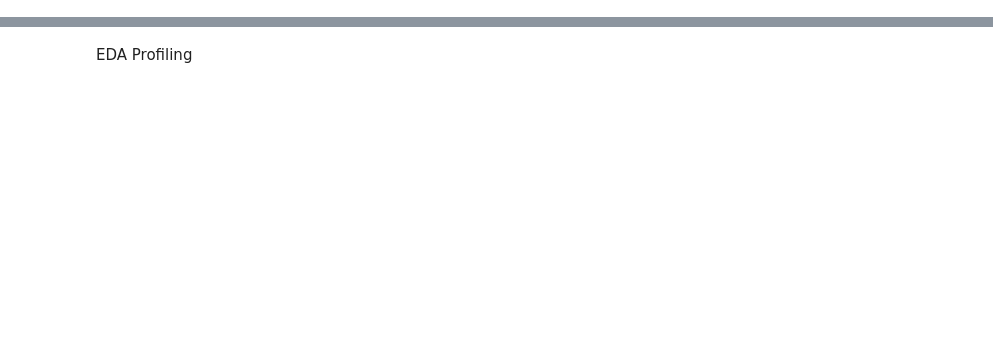
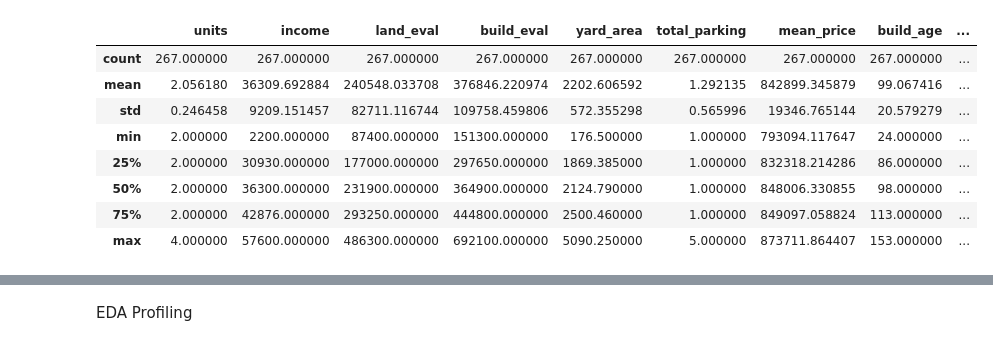
Before and after one commit to Christian-Leclerc/Capstone-Project-LHL, a Jupyter notebook: src/experiments.ipynb, the cells around one changed output, grey strips where cells are left out. Cells and saved outputs as stored; diff of their text form; code cells hidden in the pictures; blank space fills up the shorter version.

```diff
--- a/src/experiments.ipynb
+++ b/src/experiments.ipynb
@@ -61,0 +86,12 @@ weighted avg       0.93      0.92      0.92       528
+# %%
+quantitatives[quantitatives['cluster_label'] == 1].describe()
+# %% [output]
+|  | units | income | land_eval | build_eval | yard_area | total_parking | mean_price | build_age | ... |
+| count | 267.000000 | 267.000000 | 267.000000 | 267.000000 | 267.000000 | 267.000000 | 267.000000 | 267.000000 | ... |
+| mean | 2.056180 | 36309.692884 | 240548.033708 | 376846.220974 | 2202.606592 | 1.292135 | 842899.345879 | 99.067416 | ... |
+| std | 0.246458 | 9209.151457 | 82711.116744 | 109758.459806 | 572.355298 | 0.565996 | 19346.765144 | 20.579279 | ... |
+| min | 2.000000 | 2200.000000 | 87400.000000 | 151300.000000 | 176.500000 | 1.000000 | 793094.117647 | 24.000000 | ... |
+| 25% | 2.000000 | 30930.000000 | 177000.000000 | 297650.000000 | 1869.385000 | 1.000000 | 832318.214286 | 86.000000 | ... |
+| 50% | 2.000000 | 36300.000000 | 231900.000000 | 364900.000000 | 2124.790000 | 1.000000 | 848006.330855 | 98.000000 | ... |
+| 75% | 2.000000 | 42876.000000 | 293250.000000 | 444800.000000 | 2500.460000 | 1.000000 | 849097.058824 | 113.000000 | ... |
+| max | 4.000000 | 57600.000000 | 486300.000000 | 692100.000000 | 5090.250000 | 5.000000 | 873711.864407 | 153.000000 | ... |
```
Also changed, not shown: parts of 8 cells of this notebook, 4 other files.
